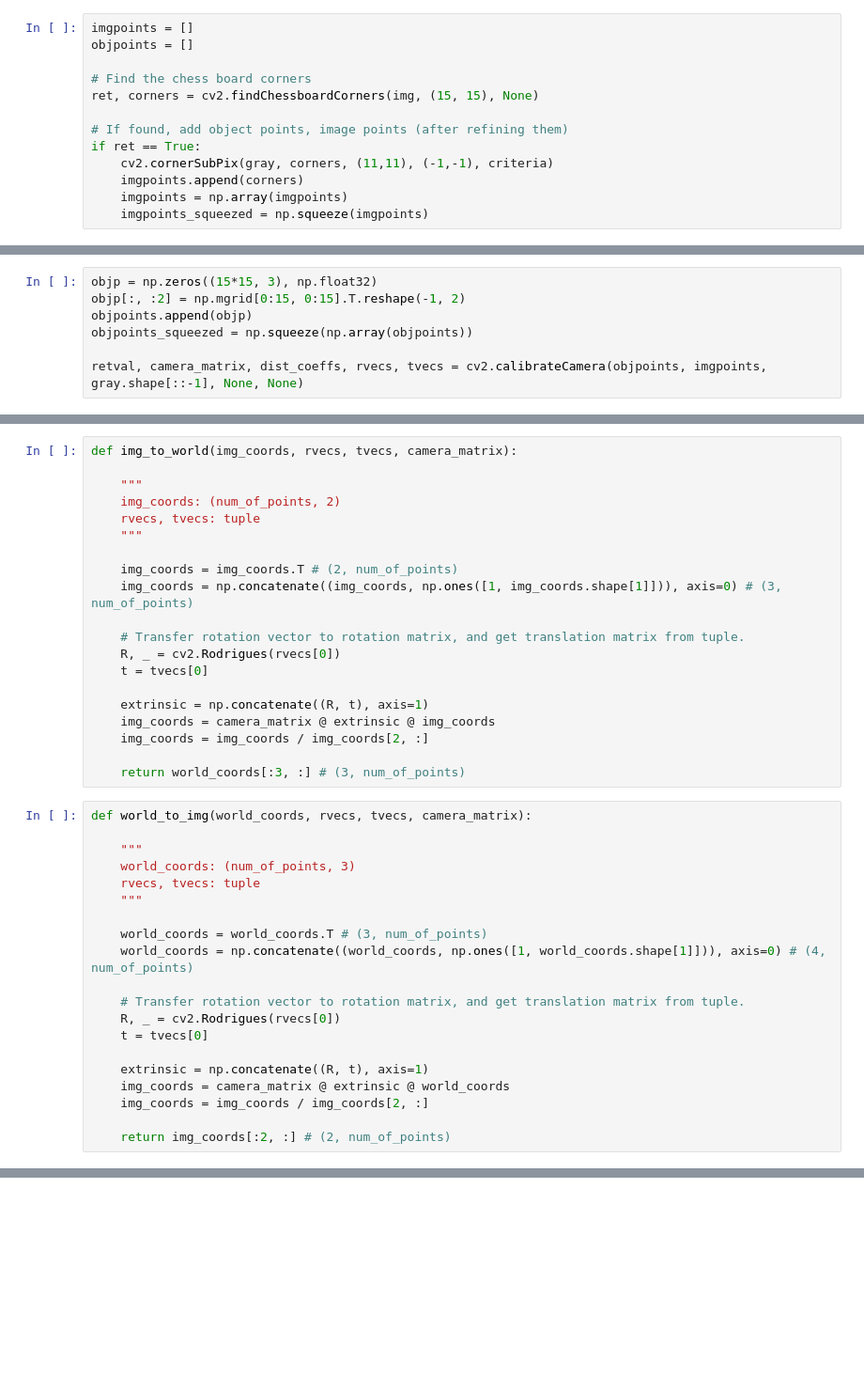
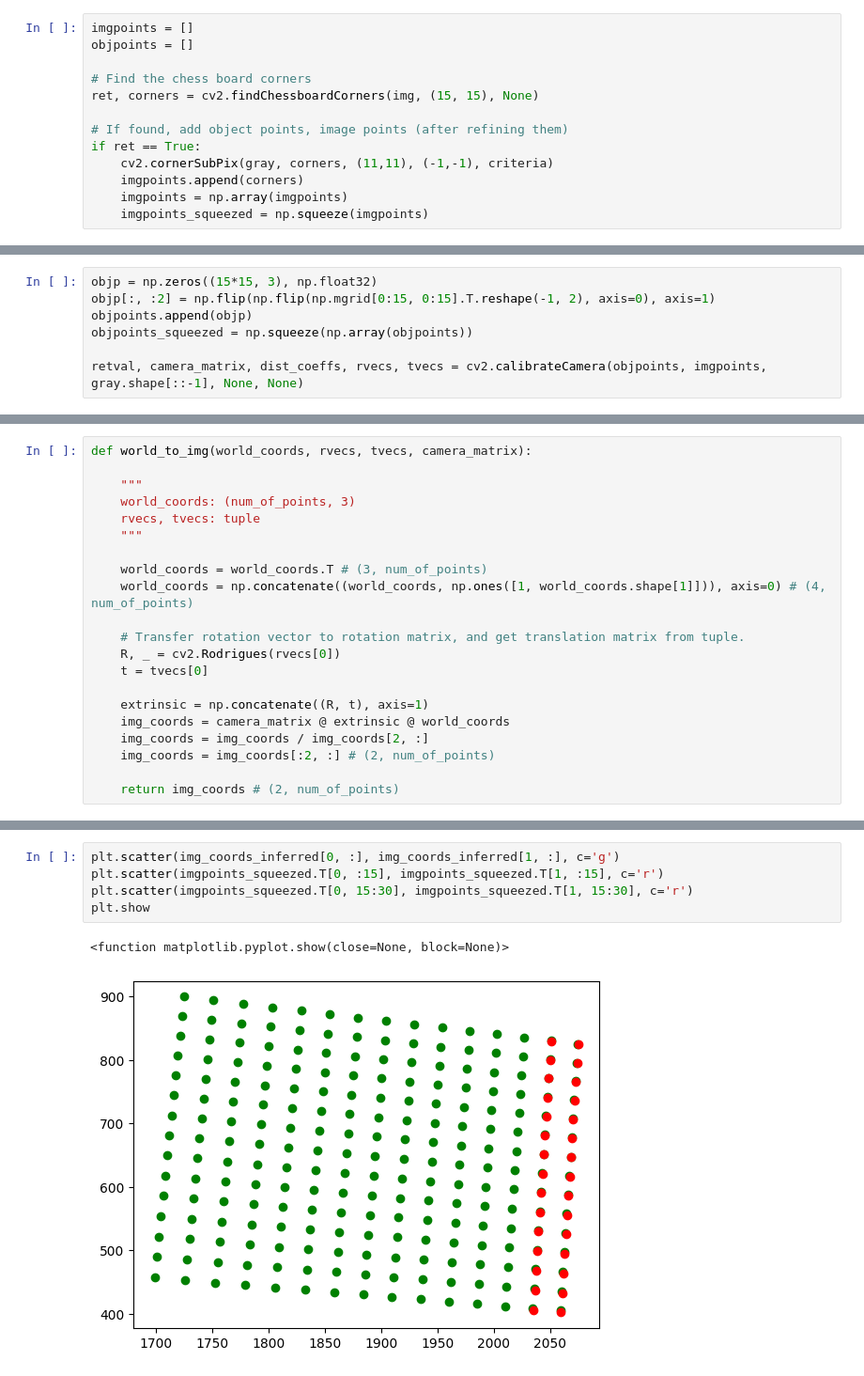
Before and after one commit to wangzh1/SPAD_Array_Calibration, a Jupyter notebook: temp.ipynb, the cells around one changed output, grey strips where cells are left out. Shown: that part at 94% size. Drawn from its saved outputs; the diff is of its cells as text; blank space fills up the shorter version.

```diff
--- a/temp.ipynb
+++ b/temp.ipynb
@@ -48,6 +52,6 @@ if ret == True:
 # %%
 objp = np.zeros((15*15, 3), np.float32)
-objp[:, :2] = np.mgrid[0:15, 0:15].T.reshape(-1, 2)
+objp[:, :2] = np.flip(np.flip(np.mgrid[0:15, 0:15].T.reshape(-1, 2), axis=0), axis=1)
 objpoints.append(objp)
 objpoints_squeezed = np.squeeze(np.array(objpoints))
 
@@ -55,40 +84,21 @@ retval, camera_matrix, dist_coeffs, rvecs, tvecs = cv2.calibrateCamera(objpoints
 # %%
-def img_to_world(img_coords, rvecs, tvecs, camera_matrix):
+def world_to_img(world_coords, rvecs, tvecs, camera_matrix):
 
     """
-    img_coords: (num_of_points, 2)
+    world_coords: (num_of_points, 3)
     rvecs, tvecs: tuple
     """
 
-    img_coords = img_coords.T # (2, num_of_points)
-    img_coords = np.concatenate((img_coords, np.ones([1, img_coords.shape[1]])), axis=0) # (3, num_of_points)
+    world_coords = world_coords.T # (3, num_of_points)
+    world_coords = np.concatenate((world_coords, np.ones([1, world_coords.shape[1]])), axis=0) # (4, num_of_points)
 
     # Transfer rotation vector to rotation matrix, and get translation matrix from tuple.
     R, _ = cv2.Rodrigues(rvecs[0])
     t = tvecs[0]
 
     extrinsic = np.concatenate((R, t), axis=1)
-    img_coords = camera_matrix @ extrinsic @ img_coords
+    img_coords = camera_matrix @ extrinsic @ world_coords
     img_coords = img_coords / img_coords[2, :]
+    img_coords = img_coords[:2, :] # (2, num_of_points)
 
-    return world_coords[:3, :] # (3, num_of_points)
+    return img_coords # (2, num_of_points)
-# %%
-def world_to_img(world_coords, rvecs, tvecs, camera_matrix):
-
-    """
-    world_coords: (num_of_points, 3)
-    rvecs, tvecs: tuple
-    """
-
-    world_coords = world_coords.T # (3, num_of_points)
-    world_coords = np.concatenate((world_coords, np.ones([1, world_coords.shape[1]])), axis=0) # (4, num_of_points)
-
-    # Transfer rotation vector to rotation matrix, and get translation matrix from tuple.
-    R, _ = cv2.Rodrigues(rvecs[0])
-    t = tvecs[0]
-
-    extrinsic = np.concatenate((R, t), axis=1)
-    img_coords = camera_matrix @ extrinsic @ world_coords
-    img_coords = img_coords / img_coords[2, :]
-
-    return img_coords[:2, :] # (2, num_of_points)
@@ -121,0 +141,8 @@ array([[[2059.824  ,  402.1954 ]],
+# %%
+plt.scatter(img_coords_inferred[0, :], img_coords_inferred[1, :], c='g')
+plt.scatter(imgpoints_squeezed.T[0, :15], imgpoints_squeezed.T[1, :15], c='r')
+plt.scatter(imgpoints_squeezed.T[0, 15:30], imgpoints_squeezed.T[1, 15:30], c='r')
+plt.show
+# %% [output]
+<function matplotlib.pyplot.show(close=None, block=None)>
+[figure, added]
```
Also changed, not shown: parts of 11 cells of this notebook, 23 other files.
